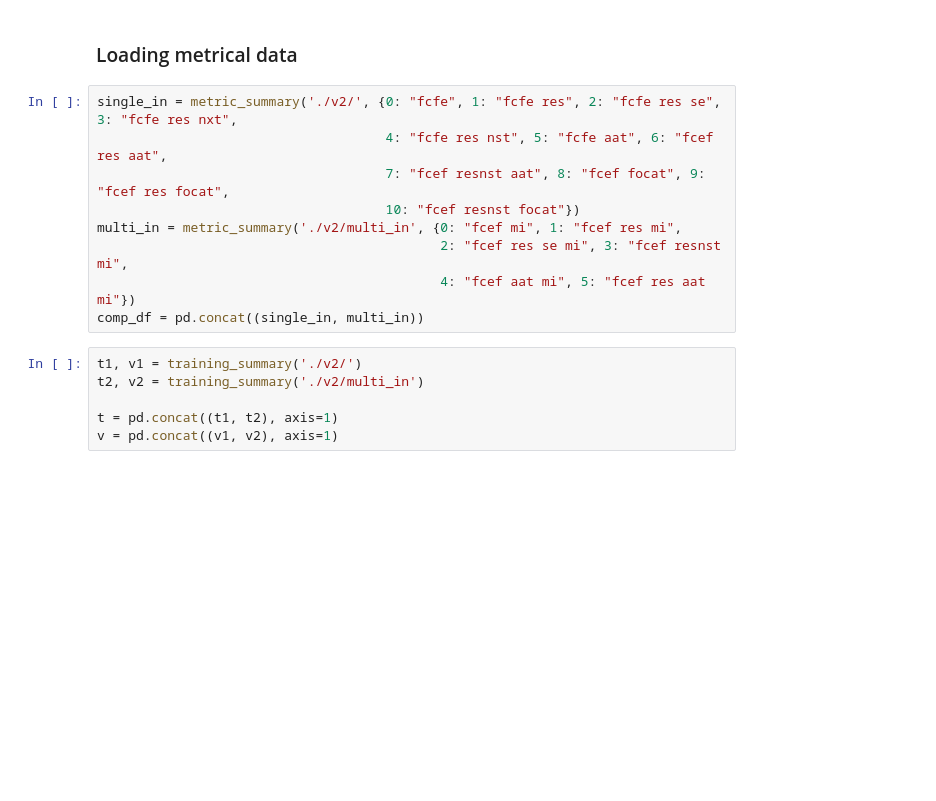
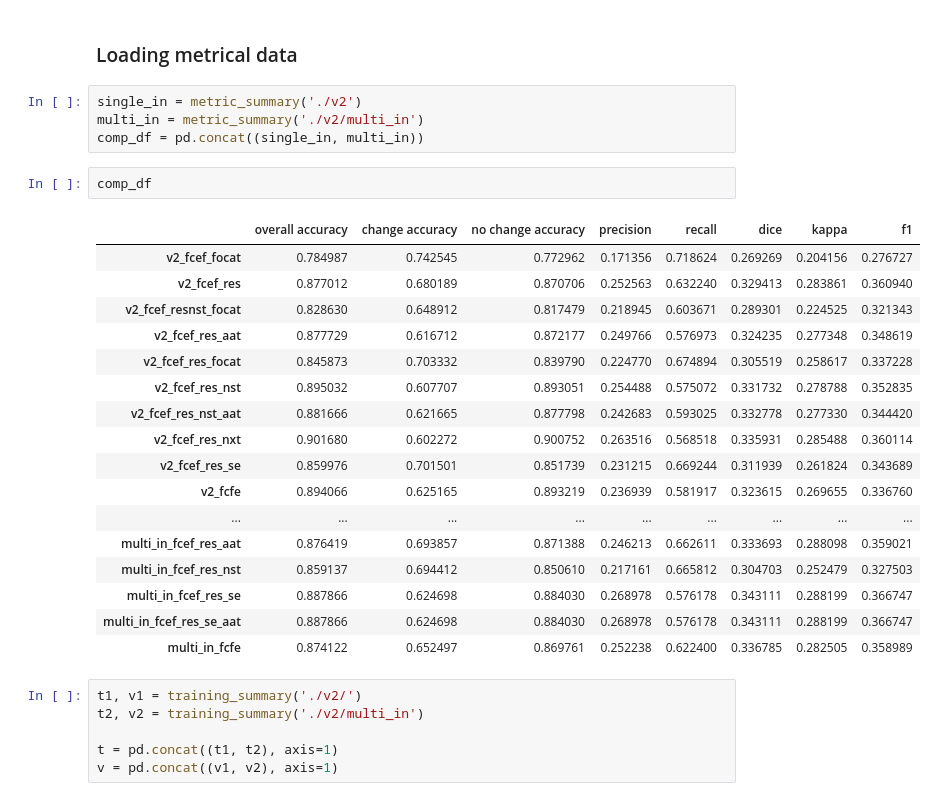
Before and after one commit to ashen007/forest-cover-shrinking, a Jupyter notebook: notebooks/r_and_d/forest-cover-change-detection-testing-models.ipynb, the cells around one changed output. Drawn from its saved outputs; the diff is of its cells as text; blank space fills up the shorter version.

```diff
--- a/notebooks/r_and_d/forest-cover-change-detection-testing-models.ipynb
+++ b/notebooks/r_and_d/forest-cover-change-detection-testing-models.ipynb
@@ -11,15 +11,30 @@ from notebooks.r_and_d.metrics import (training_summary, metric_summary,
                                        training_curves, model_heatmap)
 # %% [markdown]
 ### Loading metrical data
-# %%
-single_in = metric_summary('./v2/', {0: "fcfe", 1: "fcfe res", 2: "fcfe res se", 3: "fcfe res nxt",
-                                     4: "fcfe res nst", 5: "fcfe aat", 6: "fcef res aat",
-                                     7: "fcef resnst aat", 8: "fcef focat", 9: "fcef res focat",
-                                     10: "fcef resnst focat"})
-multi_in = metric_summary('./v2/multi_in', {0: "fcef mi", 1: "fcef res mi",
-                                            2: "fcef res se mi", 3: "fcef resnst mi",
-                                            4: "fcef aat mi", 5: "fcef res aat mi"})
-comp_df = pd.concat((single_in, multi_in))
+# %%
+single_in = metric_summary('./v2')
+multi_in = metric_summary('./v2/multi_in')
+comp_df = pd.concat((single_in, multi_in))
+# %%
+comp_df
+# %% [output]
+|  | overall accuracy | change accuracy | no change accuracy | precision | recall | dice | kappa | f1 |
+| v2_fcef_focat | 0.784987 | 0.742545 | 0.772962 | 0.171356 | 0.718624 | 0.269269 | 0.204156 | 0.276727 |
+| v2_fcef_res | 0.877012 | 0.680189 | 0.870706 | 0.252563 | 0.632240 | 0.329413 | 0.283861 | 0.360940 |
+| v2_fcef_resnst_focat | 0.828630 | 0.648912 | 0.817479 | 0.218945 | 0.603671 | 0.289301 | 0.224525 | 0.321343 |
+| v2_fcef_res_aat | 0.877729 | 0.616712 | 0.872177 | 0.249766 | 0.576973 | 0.324235 | 0.277348 | 0.348619 |
+| v2_fcef_res_focat | 0.845873 | 0.703332 | 0.839790 | 0.224770 | 0.674894 | 0.305519 | 0.258617 | 0.337228 |
+| v2_fcef_res_nst | 0.895032 | 0.607707 | 0.893051 | 0.254488 | 0.575072 | 0.331732 | 0.278788 | 0.352835 |
+| v2_fcef_res_nst_aat | 0.881666 | 0.621665 | 0.877798 | 0.242683 | 0.593025 | 0.332778 | 0.277330 | 0.344420 |
+| v2_fcef_res_nxt | 0.901680 | 0.602272 | 0.900752 | 0.263516 | 0.568518 | 0.335931 | 0.285488 | 0.360114 |
+| v2_fcef_res_se | 0.859976 | 0.701501 | 0.851739 | 0.231215 | 0.669244 | 0.311939 | 0.261824 | 0.343689 |
+| v2_fcfe | 0.894066 | 0.625165 | 0.893219 | 0.236939 | 0.581917 | 0.323615 | 0.269655 | 0.336760 |
+| ... | ... | ... | ... | ... | ... | ... | ... | ... |
+| multi_in_fcef_res_aat | 0.876419 | 0.693857 | 0.871388 | 0.246213 | 0.662611 | 0.333693 | 0.288098 | 0.359021 |
+| multi_in_fcef_res_nst | 0.859137 | 0.694412 | 0.850610 | 0.217161 | 0.665812 | 0.304703 | 0.252479 | 0.327503 |
+| multi_in_fcef_res_se | 0.887866 | 0.624698 | 0.884030 | 0.268978 | 0.576178 | 0.343111 | 0.288199 | 0.366747 |
+| multi_in_fcef_res_se_aat | 0.887866 | 0.624698 | 0.884030 | 0.268978 | 0.576178 | 0.343111 | 0.288199 | 0.366747 |
+| multi_in_fcfe | 0.874122 | 0.652497 | 0.869761 | 0.252238 | 0.622400 | 0.336785 | 0.282505 | 0.358989 |
 # %%
 t1, v1 = training_summary('./v2/')
 t2, v2 = training_summary('./v2/multi_in')
```
Also changed, not shown: parts of 1 cell of this notebook, 5 other files.
